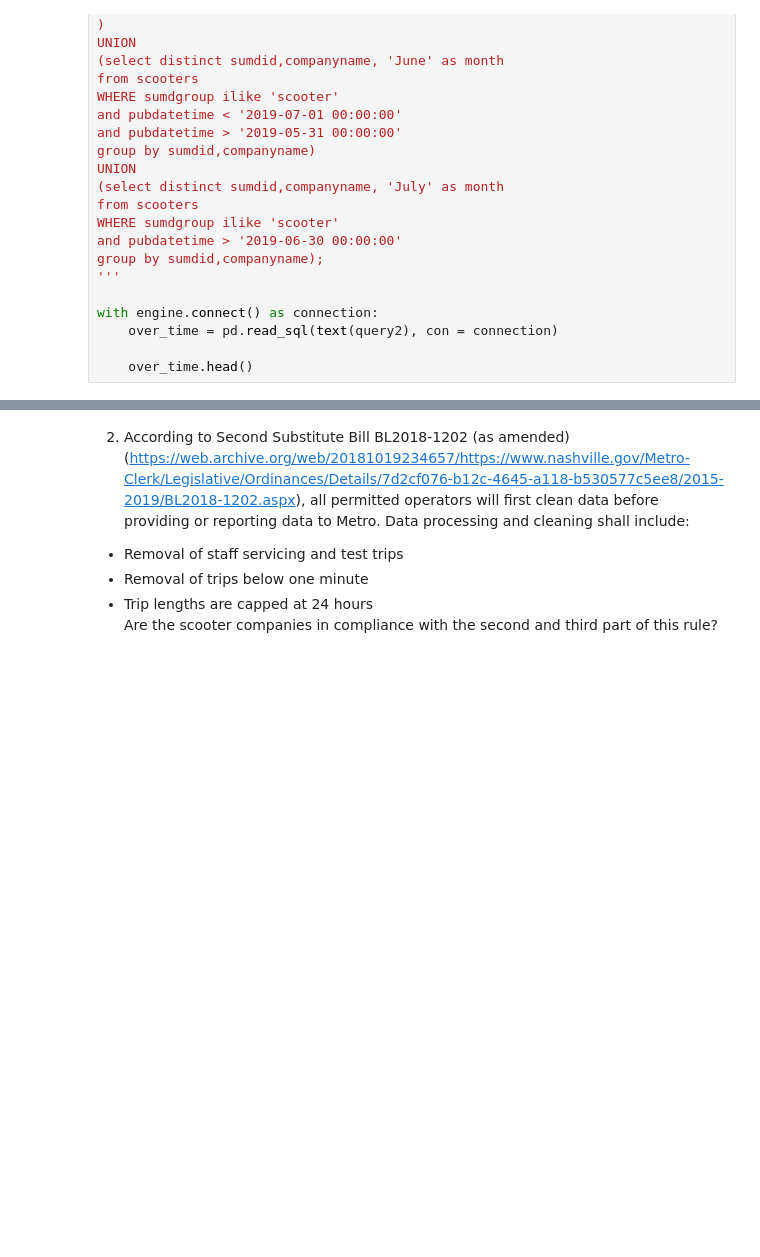
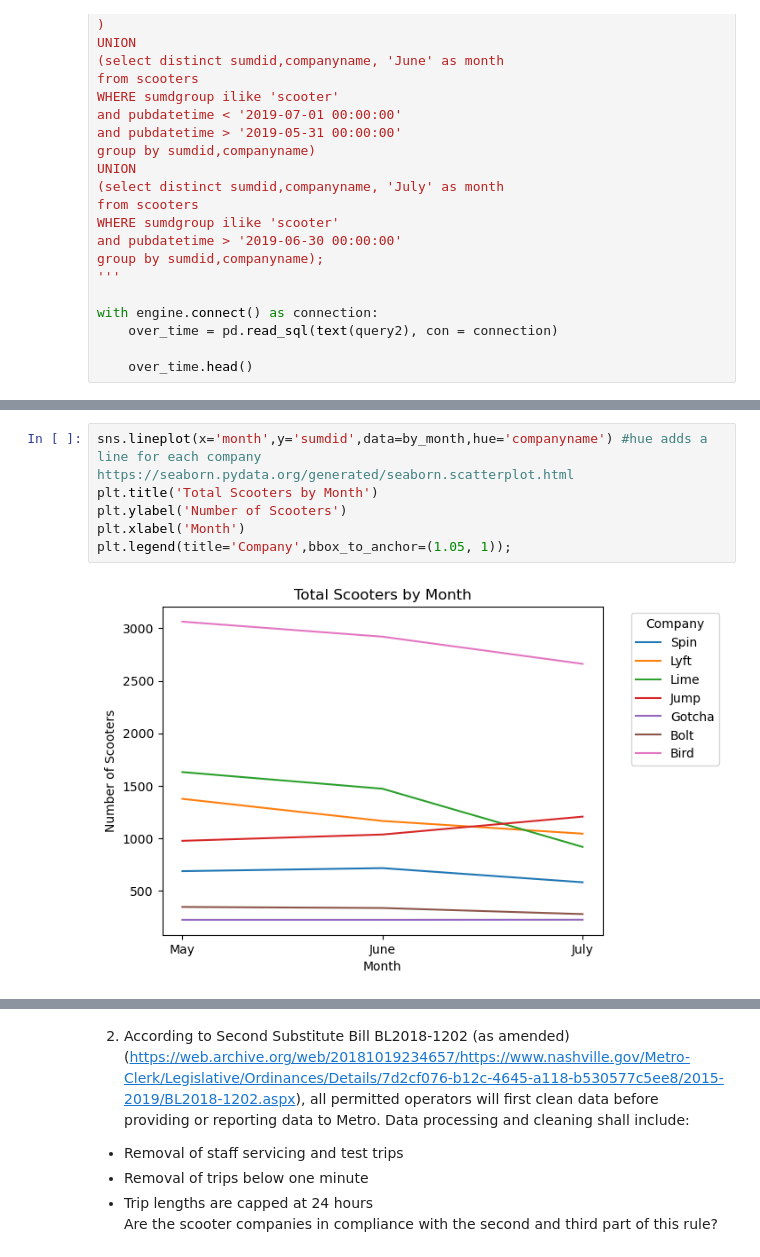
Before and after one commit to NSS-Data-Analytics-Cohort-10/scooters-group-6, a Jupyter notebook: notebook/scooters.ipynb, the cells around one changed output, grey strips where cells are left out. Cells and saved outputs as stored; diff of their text form; blank space fills up the shorter version.

```diff
--- a/notebook/scooters.ipynb
+++ b/notebook/scooters.ipynb
@@ -163,0 +118,8 @@ print(company_trips)
+# %%
+sns.lineplot(x='month',y='sumdid',data=by_month,hue='companyname') #hue adds a line for each company https://seaborn.pydata.org/generated/seaborn.scatterplot.html
+plt.title('Total Scooters by Month')
+plt.ylabel('Number of Scooters')
+plt.xlabel('Month')
+plt.legend(title='Company',bbox_to_anchor=(1.05, 1));
+# %% [output]
+[figure, added]
```
Also changed, not shown: parts of 15 cells of this notebook.
